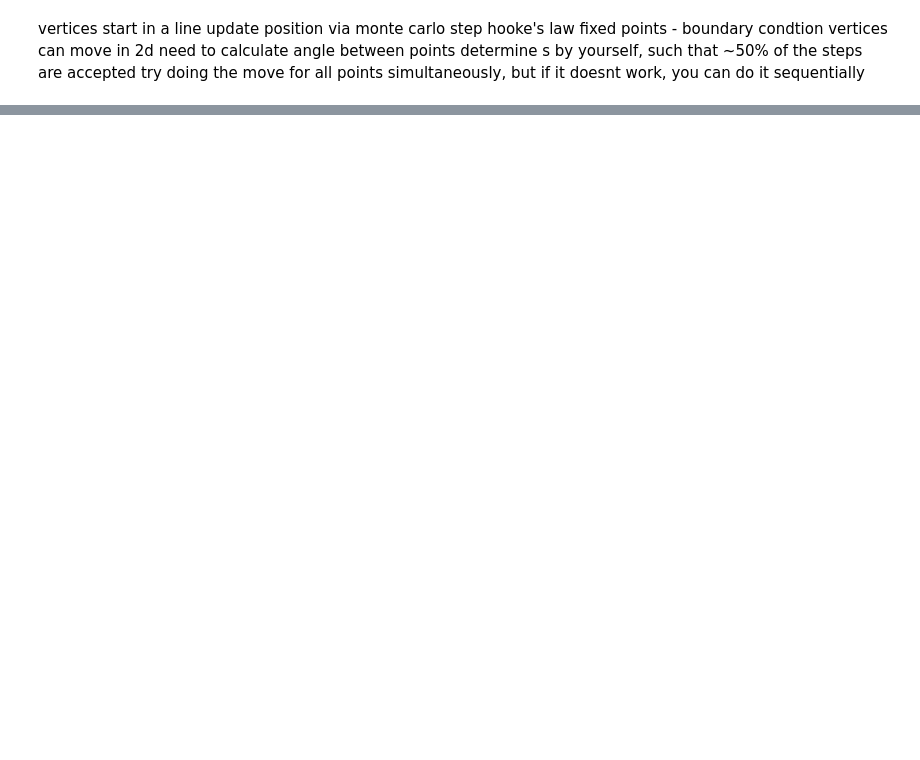
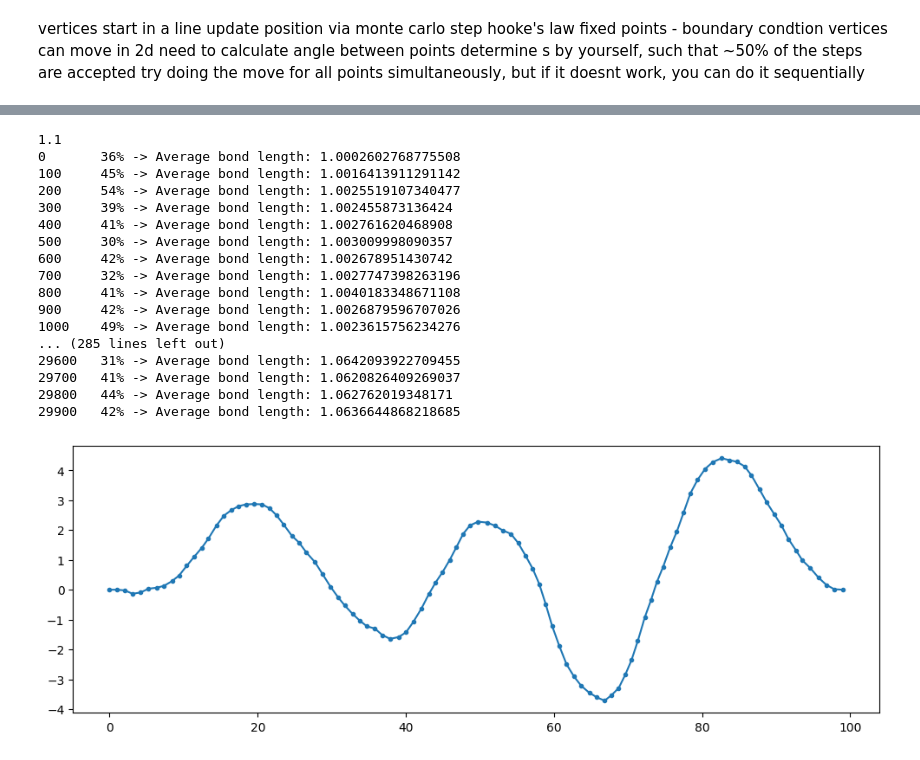
Before and after one commit to craftiggn/UW_ComputerModeling, a Jupyter notebook: 04_membranes.ipynb, the cells around one changed output, grey strips where cells are left out. Drawn from its saved outputs; the diff is of its cells as text; code cells hidden in the pictures; blank space fills up the shorter version.

```diff
--- a/04_membranes.ipynb
+++ b/04_membranes.ipynb
@@ -13,0 +190,26 @@ try doing the move for all points simultaneously, but if it doesnt work, you can
+# %%
+system = System(l_0=L_0, N=int(n), k=K_B, k_b=K_B, k_bT=K_BT)
+system.l = L_0*1.1
+print(system.l)
+for i in range(30000):
+    system.MonteCarloBatch(0.08, i)
+system.plot()
+# %% [output]
+1.1
+0       36% -> Average bond length: 1.0002602768775508
+100     45% -> Average bond length: 1.0016413911291142
+200     54% -> Average bond length: 1.0025519107340477
+300     39% -> Average bond length: 1.002455873136424
+400     41% -> Average bond length: 1.002761620468908
+500     30% -> Average bond length: 1.003009998090357
+600     42% -> Average bond length: 1.002678951430742
+700     32% -> Average bond length: 1.0027747398263196
+800     41% -> Average bond length: 1.0040183348671108
+900     42% -> Average bond length: 1.0026879596707026
+1000    49% -> Average bond length: 1.0023615756234276
+... (285 lines left out)
+29600   31% -> Average bond length: 1.0642093922709455
+29700   41% -> Average bond length: 1.0620826409269037
+29800   44% -> Average bond length: 1.062762019348171
+29900   42% -> Average bond length: 1.0636644868218685
+[figure, added]
```
Also changed, not shown: parts of 9 cells of this notebook, 4 other files.
